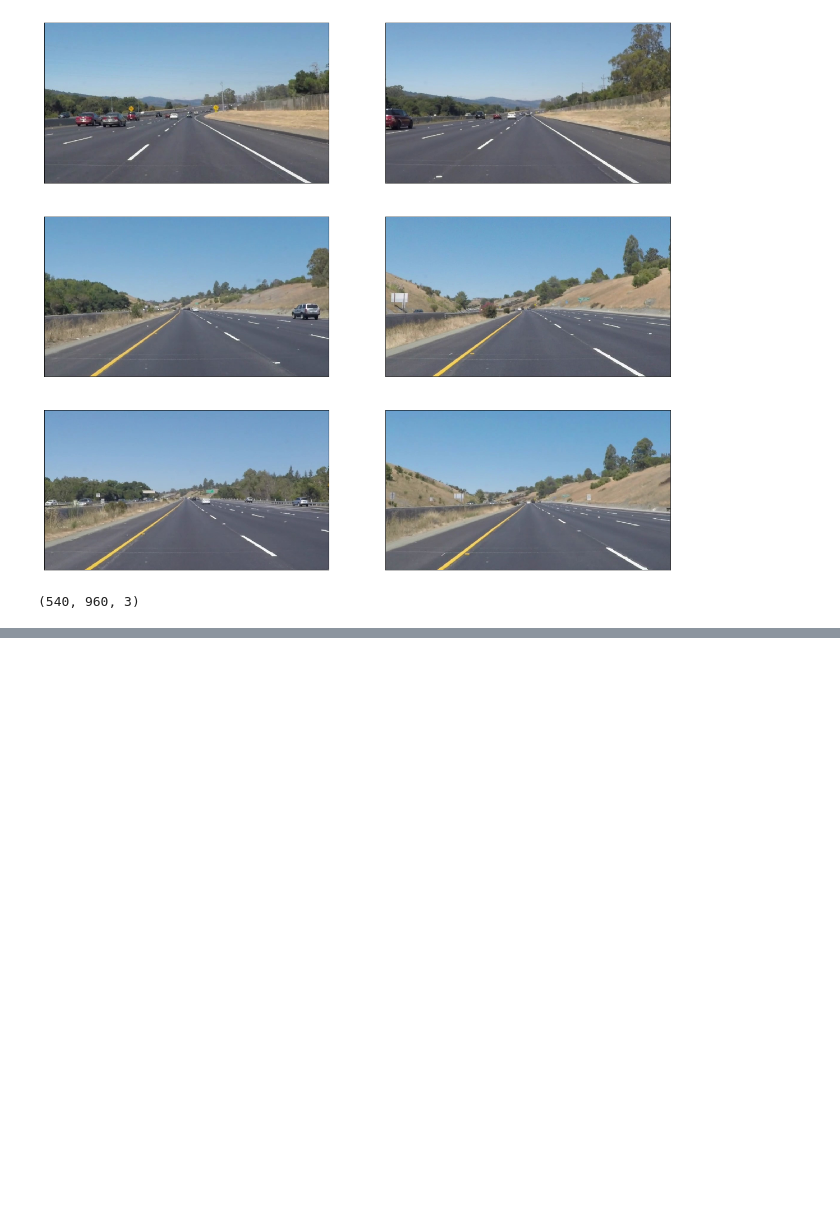
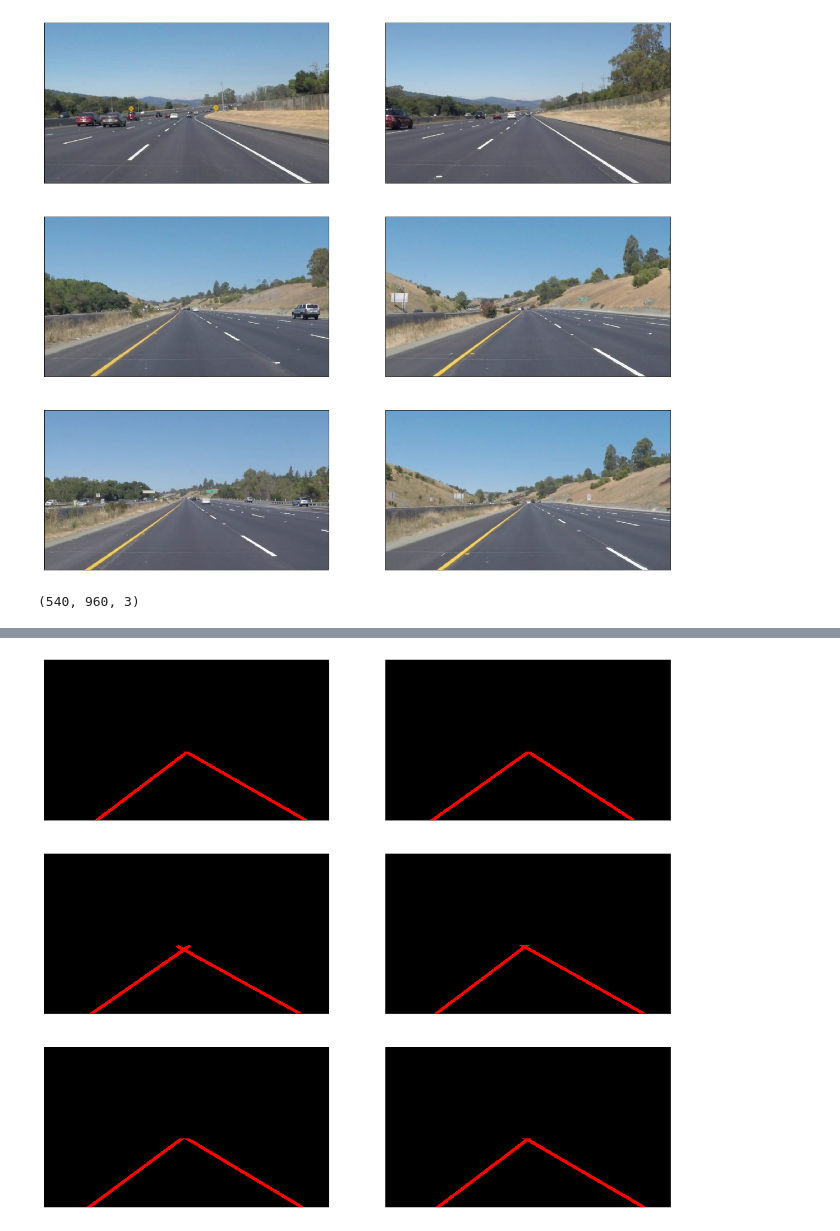
Before and after one commit to Prateekj2903/Udacity-Self-Driving-Car, a Jupyter notebook: Basic_Lane_Detection.ipynb, the cells around one changed output, grey strips where cells are left out. Saved outputs shown, nothing was run; the diff lists cells and outputs as text; code cells hidden in the pictures; blank space fills up the shorter version.

```diff
--- a/Basic_Lane_Detection.ipynb
+++ b/Basic_Lane_Detection.ipynb
@@ -120,0 +158,4 @@ plt.imshow(test_images[0])
+# %%
+plot_images(masked_images)
+# %% [output]
+[figure, added]
```
Also changed, not shown: parts of 12 cells of this notebook.
